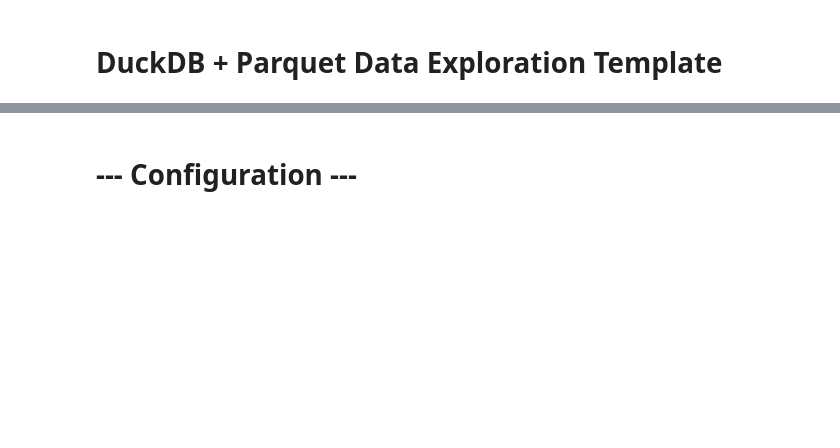
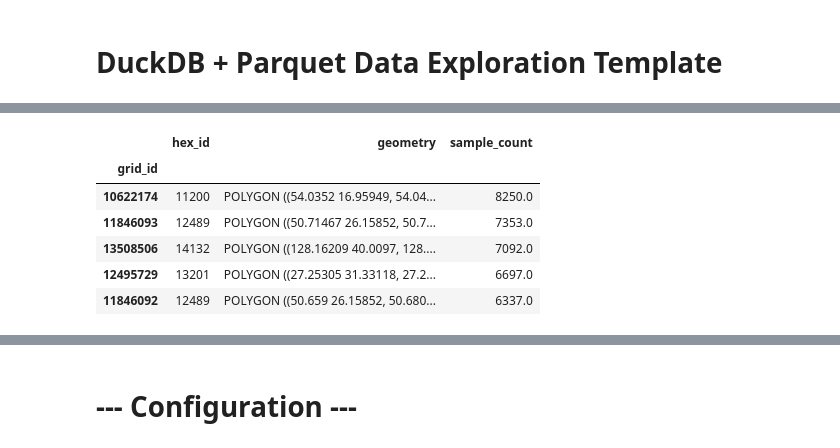
Before and after one commit to kyle-dorman/planet_coverage, a Jupyter notebook: notebooks/skysat.ipynb, the cells around one changed output, grey strips where cells are left out. Drawn from its saved outputs; the diff is of its cells as text; code cells hidden in the pictures; blank space fills up the shorter version.

```diff
--- a/notebooks/skysat.ipynb
+++ b/notebooks/skysat.ipynb
@@ -2,0 +178,10 @@
+# %%
+aa.head(5)
+# %% [output]
+|  | hex_id | geometry | sample_count |
+| grid_id |  |  |  |
+| 10622174 | 11200 | POLYGON ((54.0352 16.95949, 54.04... | 8250.0 |
+| 11846093 | 12489 | POLYGON ((50.71467 26.15852, 50.7... | 7353.0 |
+| 13508506 | 14132 | POLYGON ((128.16209 40.0097, 128.... | 7092.0 |
+| 12495729 | 13201 | POLYGON ((27.25305 31.33118, 27.2... | 6697.0 |
+| 11846092 | 12489 | POLYGON ((50.659 26.15852, 50.680... | 6337.0 |
```
Also changed, not shown: parts of 3 cells of this notebook, 39 other files.
